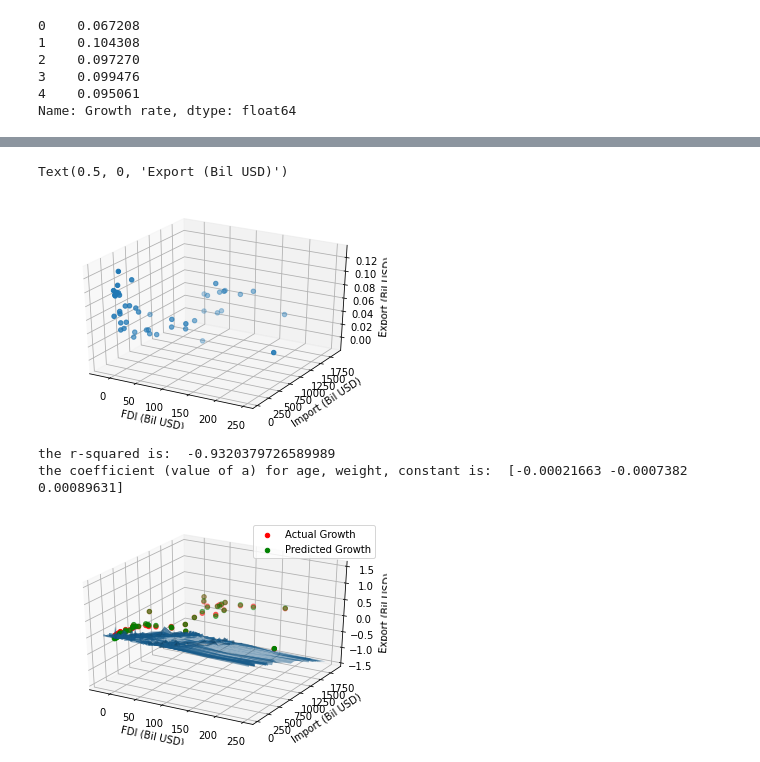
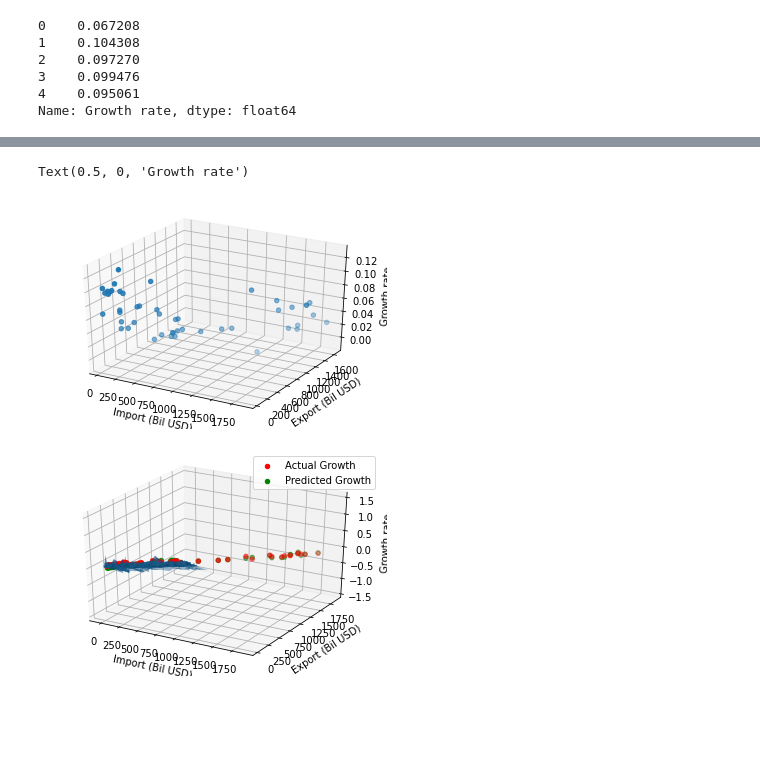
Before and after one commit to altheanabila/Multiple-Linear-Regression-of-MacroEconomics-Data, a Jupyter notebook: Multiple1.ipynb, the cells around one changed output, grey strips where cells are left out. Saved outputs shown, nothing was run; the diff lists cells and outputs as text; code cells hidden in the pictures; blank space fills up the shorter version.

```diff
--- a/Multiple1.ipynb
+++ b/Multiple1.ipynb
@@ -115,41 +114,22 @@ Y = np.array(y_multi)
 fig = plt.figure(1)
 ax = fig.add_subplot(111, projection='3d')
 ax.scatter(X[:, 0], X[:, 1], Y)
-ax.set_xlabel('FDI (Bil USD)')
-ax.set_ylabel('Import (Bil USD)')
-ax.set_zlabel('Export (Bil USD)')
+ax.set_xlabel('Import (Bil USD)')
+ax.set_ylabel('Export (Bil USD)')
+ax.set_zlabel('Growth rate')
 # %% [output]
-Text(0.5, 0, 'Export (Bil USD)')
+Text(0.5, 0, 'Growth rate')
-[figure, old version]
+[figure, new version]
-# %%
-# Use Linear Algebra to solve
-a = np.linalg.solve(np.dot(X.T, X), np.dot(X.T, Y))
-predictedY = np.dot(X, a)
-
-# calculate the r-squared
-SSres = Y - predictedY
-SStot = Y - Y.mean()
-rSquared = 1 - (SSres.dot(SSres) / SStot.dot(SStot))
-print("the r-squared is: ", rSquared)
-print("the coefficient (value of a) for age, weight, constant is: ", a)
-
-# create a wiremesh for the plane that the predicted values will lie
-xx, yy, zz = np.meshgrid(X[:, 0], X[:, 1], X[:, 2])
-combinedArrays = np.vstack((xx.flatten(), yy.flatten(), zz.flatten())).T
-Z = combinedArrays.dot(a)
-# %% [output]
-the r-squared is:  -0.9320379726589989
-the coefficient (value of a) for age, weight, constant is:  [-0.00021663 -0.0007382   0.00089631]
 # %%
 fig = plt.figure(2)
 ax = fig.add_subplot(111, projection='3d')
 ax.scatter(X[:, 0], X[:, 1], Y, color='r', label='Actual Growth')
 ax.scatter(X[:, 0], X[:, 1], predictedY, color='g', label='Predicted Growth')
 ax.plot_trisurf(combinedArrays[:, 0], combinedArrays[:, 1], Z, alpha=0.5)
-ax.set_xlabel('FDI (Bil USD)')
-ax.set_ylabel('Import (Bil USD)')
-ax.set_zlabel('Export (Bil USD)')
+ax.set_xlabel('Import (Bil USD)')
+ax.set_ylabel('Export (Bil USD)')
+ax.set_zlabel('Growth rate')
 ax.legend()
 plt.show()
 # %% [output]
-[figure, old version]
+[figure, new version]
```
Also changed, not shown: parts of 7 cells of this notebook, 7 other files.
